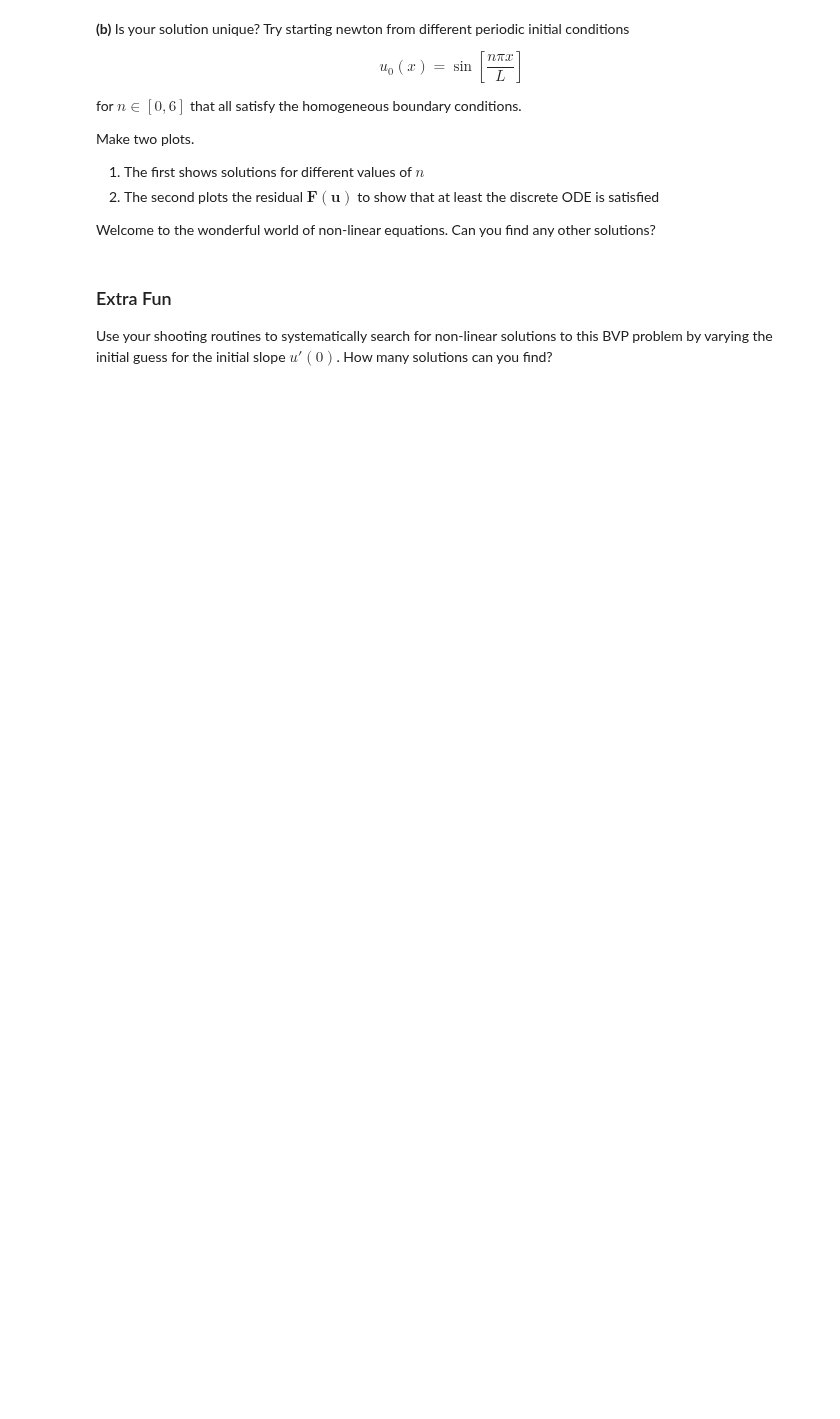
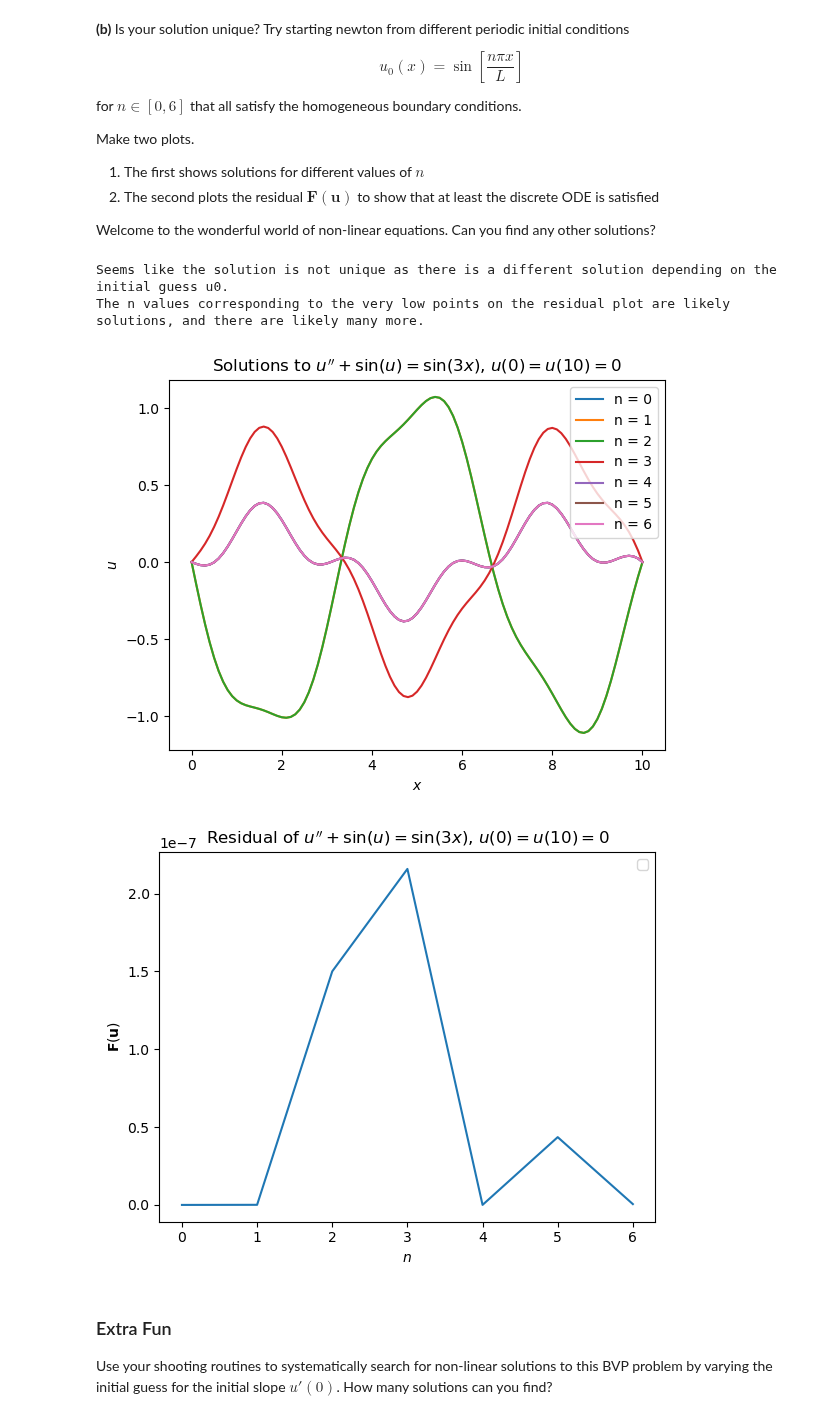
Before and after one commit to jlabbate15/intro-numerical-methods, a Jupyter notebook: HW/HW6_ODE_BVP.ipynb, the cells around one changed output. Drawn from its saved outputs; the diff is of its cells as text; code cells hidden in the pictures; blank space fills up the shorter version.

```diff
--- a/HW/HW6_ODE_BVP.ipynb
+++ b/HW/HW6_ODE_BVP.ipynb
@@ -475,3 +506,38 @@ raise NotImplementedError()
+# %%
+figb2,axb2 = plt.subplots()
+figb3,axb3 = plt.subplots()
+dx = 10e-2
+N = int(10/dx) + 1   # dx = 10e-2 from question 1 is below relative error of 1e-3
+x = numpy.linspace(0.,10.,int(N))
+A = D2(x)
+f_forcing = lambda x: numpy.sin(3*x)
+g = RHS(x, f_forcing, bvalues=[0.0, 0.0])  # vector for sin(3x) with BCs
+# set the residual with 0 dirichlet condtions
+res_norm = numpy.zeros(7)
+for n in range(7):
+    u0 = numpy.sin(numpy.pi*n*x/10)
+    sol,its = newton(F,J,u0,verbose=False)
+    res_norm[n] = numpy.linalg.norm(F(sol))
+    axb2.plot(x,sol,label='n = {}'.format(n))
+
+axb2.set_title(r'Solutions to $u^{\prime\prime}+\sin(u)=\sin(3x)$, $u(0)=u(10)=0$')
+axb2.set_xlabel(r'$x$')
+axb2.set_ylabel(r'$u$')
+axb2.legend()
+
+axb3.plot(numpy.arange(7),res_norm)
+axb3.set_title(r'Residual of $u^{\prime\prime}+\sin(u)=\sin(3x)$, $u(0)=u(10)=0$')
+axb3.set_ylabel(r'$\mathbf{F}(\mathbf{u})$')
+axb3.set_xlabel(r'$n$')
+axb3.legend()
+
+print('Seems like the solution is not unique as there is a different solution depending on the initial guess u0.')
+print('The n values corresponding to the very low points on the residual plot are likely solutions, and there are likely many more.')
+# %% [output]
+Seems like the solution is not unique as there is a different solution depending on the initial guess u0.
+The n values corresponding to the very low points on the residual plot are likely solutions, and there are likely many more.
+[figure, added]
+[figure, added]
 # %% [markdown]
 ### Extra Fun
 
```
Also changed, not shown: parts of 3 cells of this notebook.
